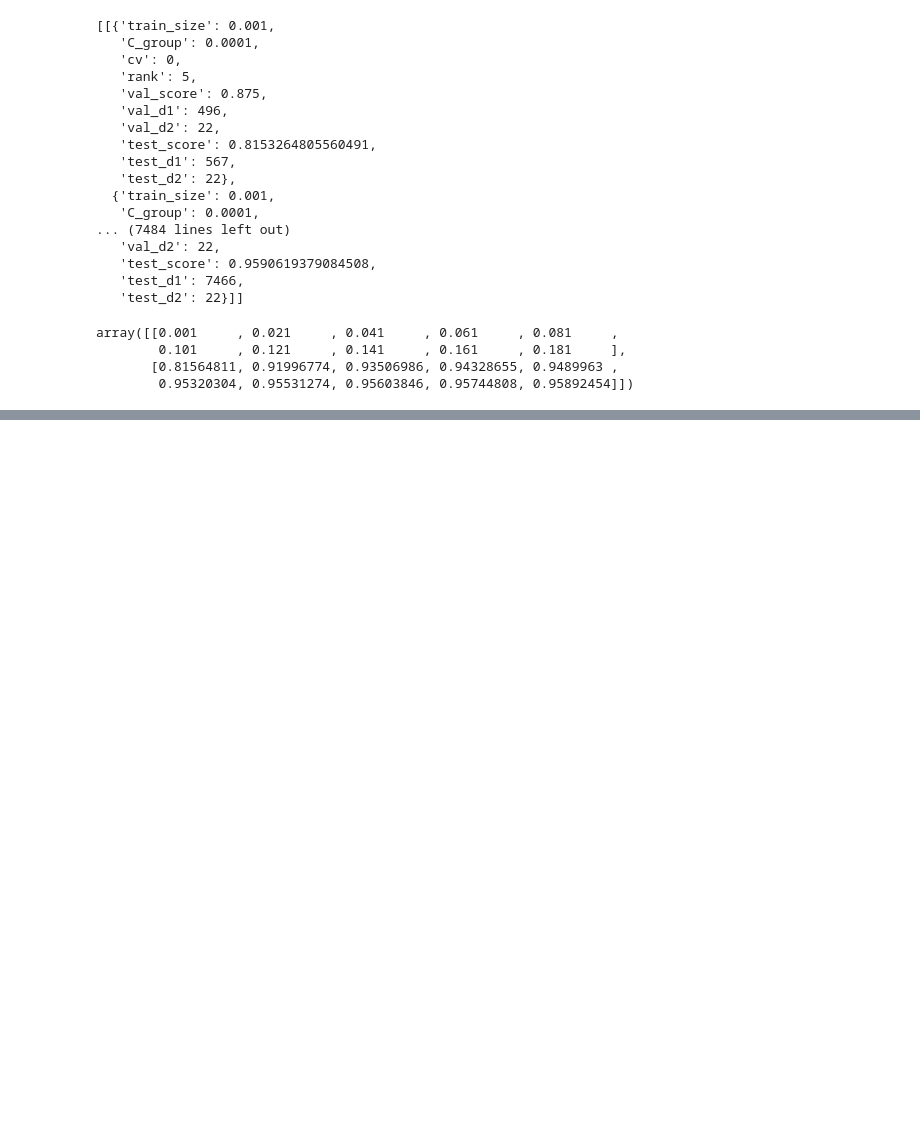
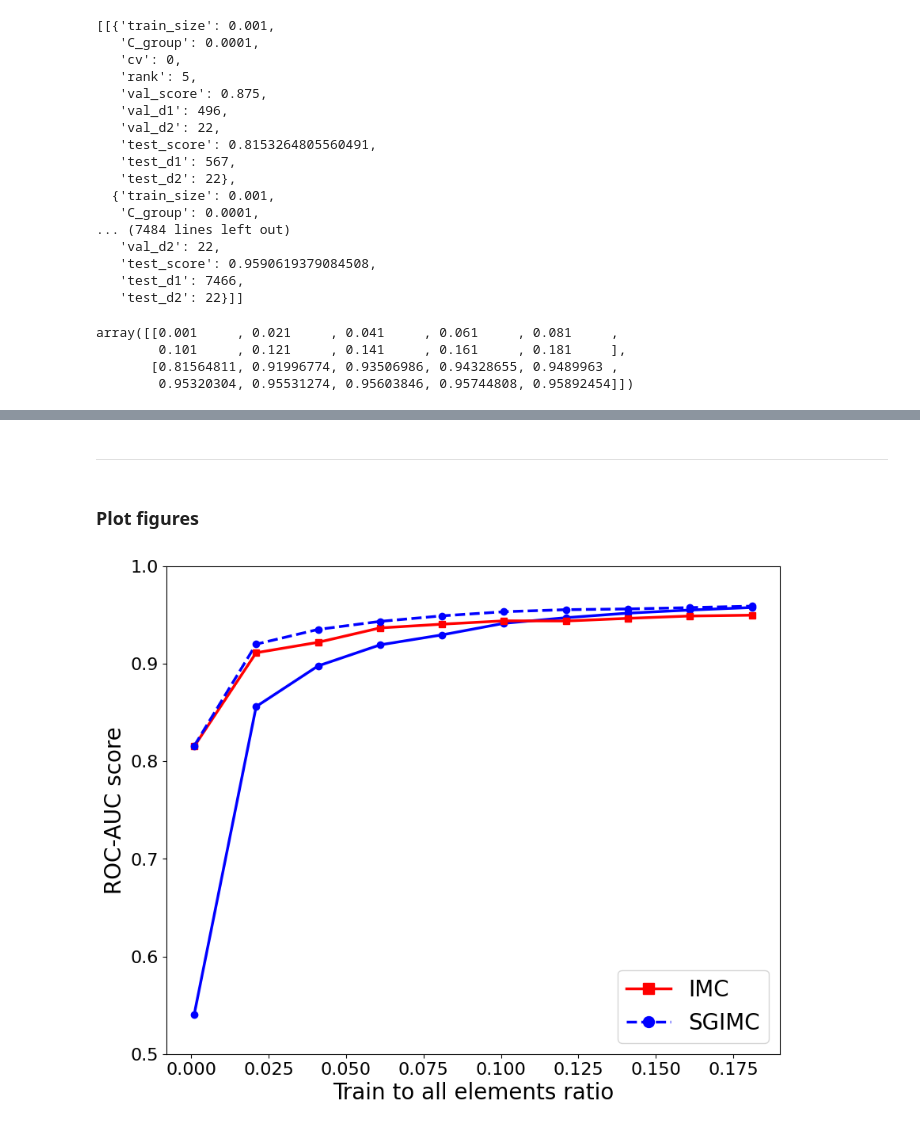
Before and after one commit to Sijianf/BVSIMC, a Jupyter notebook: scripts/realAnalysis/tuberculosis/cv_visualization.ipynb, the cells around one changed output, grey strips where cells are left out. Drawn from its saved outputs; the diff is of its cells as text; code cells hidden in the pictures; blank space fills up the shorter version.

Commit message:
Updated results for Tuberculosis

```diff
--- a/scripts/realAnalysis/tuberculosis/cv_visualization.ipynb
+++ b/scripts/realAnalysis/tuberculosis/cv_visualization.ipynb
@@ -129,0 +121,12 @@ def get_final_results(results, param="train_size", hyp_param="C_group"):
+# %%
+PATH_ROOT = "/Users/sijianfan/Documents/projects/BiSSGL"
+PATH_DATA = os.path.join(PATH_ROOT, "datasets/realAnalysis/tuberculosis/cv_data")
+
+PATH_OUTPUT = os.path.join(PATH_ROOT, "outputs/results/realAnalysis/tuberculosis")
+
+if not os.path.isdir(PATH_OUTPUT):
+    os.makedirs(PATH_OUTPUT)
+
+PATH_ARCHIVE = os.path.join(PATH_OUTPUT, "archived")
+if not os.path.isdir(PATH_ARCHIVE):
+    os.makedirs(PATH_ARCHIVE)
@@ -129,0 +169,8 @@ def get_final_results(results, param="train_size", hyp_param="C_group"):
+# %%
+results_final = []
+for result in results:
+    results_final.append(
+        get_test_results(result, param="train_size", hyp_param="lambda0")
+    )
+results_final = np.array(results_final)
+results_bissgl = np.mean(results_final, axis=0)
@@ -338,0 +337,4 @@ plt.show()
+# %% [markdown]
+---
+# %% [markdown]
+### Plot figures
@@ -338,0 +346,54 @@ plt.show()
+# %%
+plt.figure(figsize=(10, 8))
+
+# lines
+bissgl_line = mlines.Line2D(
+    [], [], color="blue", marker="o", linewidth=2.5, markersize=10, label="BiSSGL"
+)
+imc_line = mlines.Line2D(
+    [], [], color="red", marker="s", linewidth=2.5, markersize=10, label="IMC"
+)
+sgimc_line = mlines.Line2D(
+    [],
+    [],
+    color="blue",
+    marker="o",
+    linewidth=2.5,
+    linestyle="--",
+    markersize=10,
+    label="SGIMC",
+)
+
+# curves
+plt.plot(results_bissgl[0], results_bissgl[1], "b-", label="BiSSGL", linewidth=2.5)
+plt.plot(results_imc[0], results_imc[1], "r-", label="IMC", linewidth=2.5)
+plt.plot(results_sgimc[0], results_sgimc[1], "b--", label="SGIMC", linewidth=2.5)
+
+# dotes
+plt.plot(results_bissgl[0], results_bissgl[1], "bo", label="BiSSGL", linewidth=2.5)
+plt.plot(results_imc[0], results_imc[1], "rs", label="IMC", linewidth=2.5)
+plt.plot(results_sgimc[0], results_sgimc[1], "bo", label="SGIMC", linewidth=2.5)
+
+# specify axis limits and labels
+plt.ylim((0.5, 1.0))
+plt.xlabel("Train to all elements ratio", fontsize=20)
+plt.ylabel("ROC-AUC score", fontsize=20)
+
+# ticks
+plt.xticks(fontsize=16)
+plt.yticks(fontsize=16)
+
+# legend
+plt.legend(
+    handles=[
+        # bissgl_line,
+        imc_line,
+        sgimc_line,
+    ],
+    fontsize=20,
+    loc=4,
+)
+
+plt.show()
+# %% [output]
+[figure, added]
```
Also changed, not shown: parts of 65 cells of this notebook, 21 other files.
